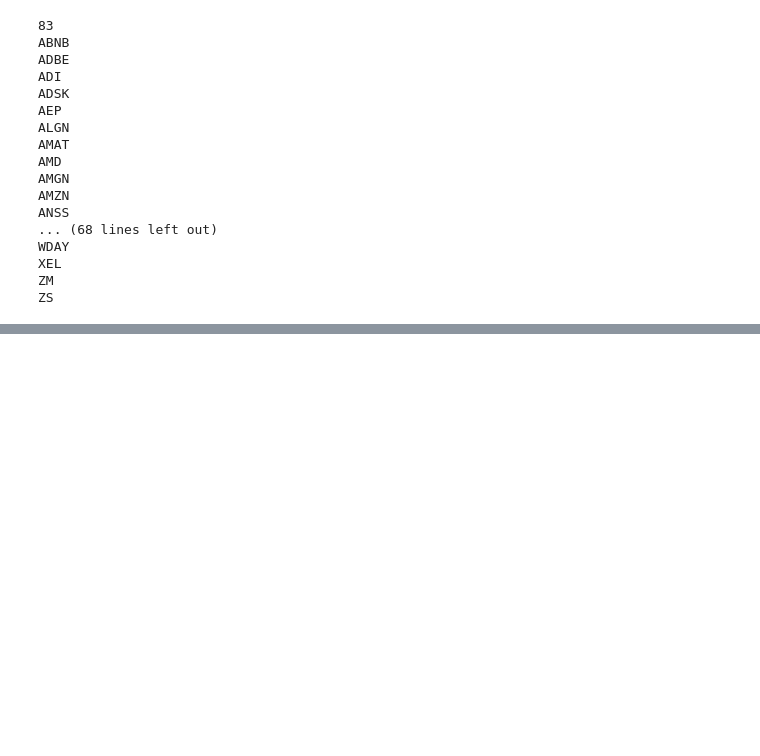
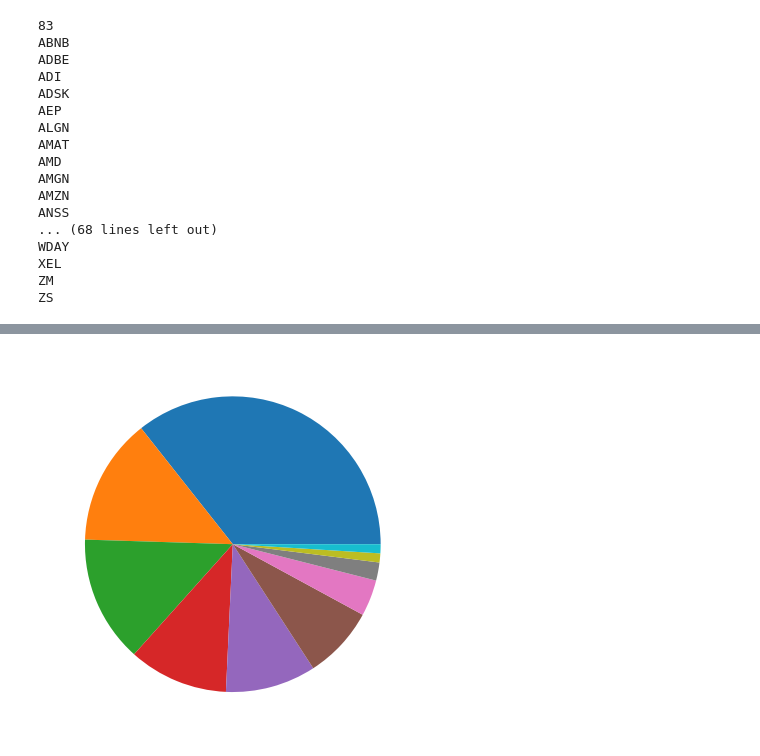
Before and after one commit to mrjorgeparr/StockAnalysis-tool, a Jupyter notebook: Scraping/selenium_scraper.ipynb, the cells around one changed output, grey strips where cells are left out. Saved outputs shown, nothing was run; the diff lists cells and outputs as text; code cells hidden in the pictures; blank space fills up the shorter version.

```diff
--- a/Scraping/selenium_scraper.ipynb
+++ b/Scraping/selenium_scraper.ipynb
@@ -494,0 +558,4 @@ ZS
+# %%
+#df_yield_categories = df_yield_categories.sort_values(by='Sector')
+pie_data_sectors = df_data.copy().value_counts("Sector")
+pie_data_sectors
@@ -494,0 +575,5 @@ ZS
+# %%
+plt.pie(pie_data_sectors)
+plt.show()
+# %% [output]
+[figure, added]
```
Also changed, not shown: parts of 6 cells of this notebook.
